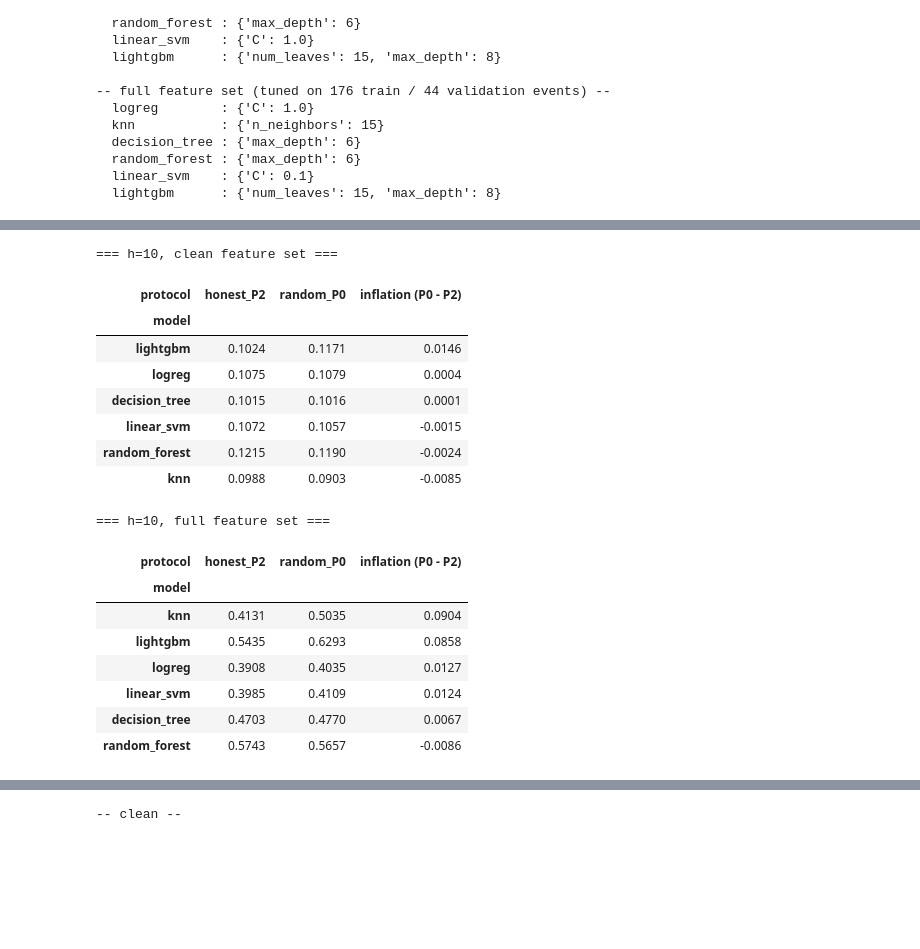
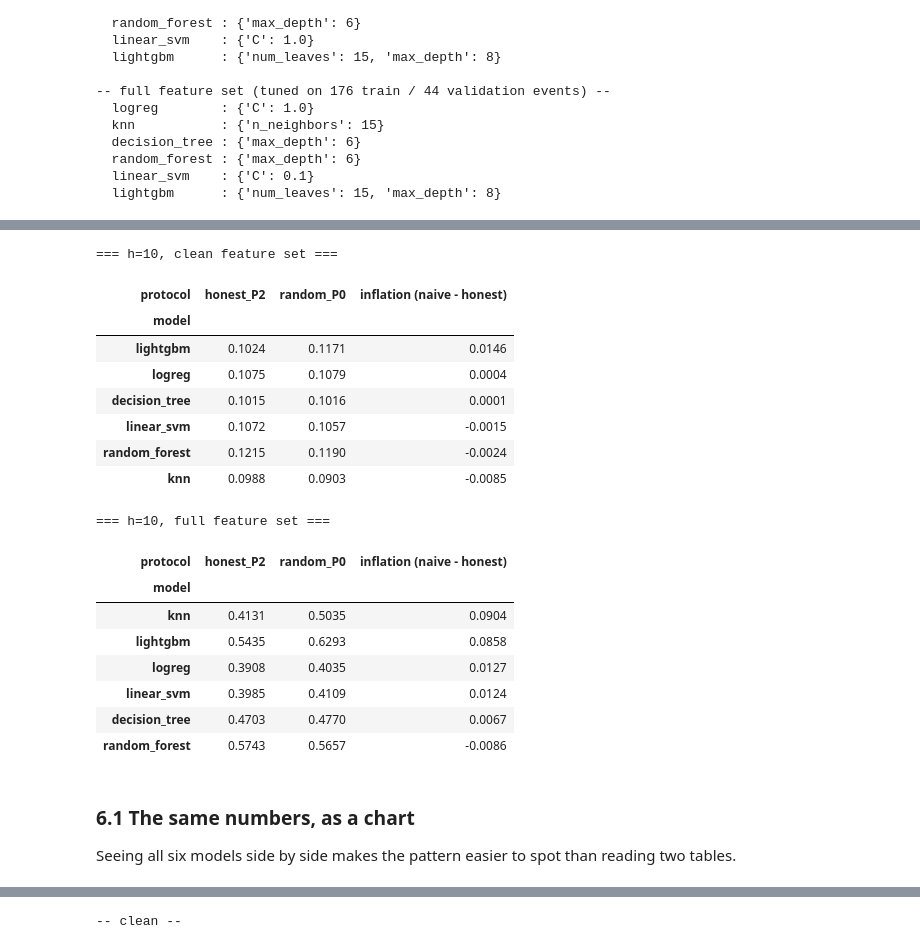
Before and after one commit to aveek-b/Pump-Radar, a Jupyter notebook: notebooks/KD_pumpradar_complete.ipynb, the cells around one changed output, grey strips where cells are left out. Cells and saved outputs as stored; diff of their text form; code cells hidden in the pictures; blank space fills up the shorter version.

```diff
--- a/notebooks/KD_pumpradar_complete.ipynb
+++ b/notebooks/KD_pumpradar_complete.ipynb
@@ -208,24 +392,24 @@ confirmed stable against the untuned defaults in `results/metrics_A.json`).
 # %%
 with open(PROJECT_ROOT / "results" / "metrics_A_tuned.json") as f:
     tuned_results = json.load(f)
 records = pd.DataFrame(tuned_results["records"])
 records = records[records["model"].notna()].copy()
 
 print("=== h=10, clean feature set ===")
 pivot_clean = records[(records.horizon_min == 10) & (records.feature_set == "clean")] \
     .pivot(index="model", columns="protocol", values="ap")
-pivot_clean["inflation (P0 - P2)"] = pivot_clean["random_P0"] - pivot_clean["honest_P2"]
-display(pivot_clean.round(4).sort_values("inflation (P0 - P2)", ascending=False))
+pivot_clean["inflation (naive - honest)"] = pivot_clean["random_P0"] - pivot_clean["honest_P2"]
+display(pivot_clean.round(4).sort_values("inflation (naive - honest)", ascending=False))
 
 print()
 print("=== h=10, full feature set ===")
 pivot_full = records[(records.horizon_min == 10) & (records.feature_set == "full")] \
     .pivot(index="model", columns="protocol", values="ap")
-pivot_full["inflation (P0 - P2)"] = pivot_full["random_P0"] - pivot_full["honest_P2"]
-display(pivot_full.round(4).sort_values("inflation (P0 - P2)", ascending=False))
+pivot_full["inflation (naive - honest)"] = pivot_full["random_P0"] - pivot_full["honest_P2"]
+display(pivot_full.round(4).sort_values("inflation (naive - honest)", ascending=False))
 # %% [output]
 === h=10, clean feature set ===
-| protocol | honest_P2 | random_P0 | inflation (P0 - P2) |
+| protocol | honest_P2 | random_P0 | inflation (naive - honest) |
 | model |  |  |  |
 | lightgbm | 0.1024 | 0.1171 | 0.0146 |
 | logreg | 0.1075 | 0.1079 | 0.0004 |
@@ -234,7 +418,7 @@ display(pivot_full.round(4).sort_values("inflation (P0 - P2)", ascending=False))
 | random_forest | 0.1215 | 0.1190 | -0.0024 |
 | knn | 0.0988 | 0.0903 | -0.0085 |
 === h=10, full feature set ===
-| protocol | honest_P2 | random_P0 | inflation (P0 - P2) |
+| protocol | honest_P2 | random_P0 | inflation (naive - honest) |
 | model |  |  |  |
 | knn | 0.4131 | 0.5035 | 0.0904 |
 | lightgbm | 0.5435 | 0.6293 | 0.0858 |
@@ -242,3 +426,8 @@ display(pivot_full.round(4).sort_values("inflation (P0 - P2)", ascending=False))
 | linear_svm | 0.3985 | 0.4109 | 0.0124 |
 | decision_tree | 0.4703 | 0.4770 | 0.0067 |
 | random_forest | 0.5743 | 0.5657 | -0.0086 |
+# %% [markdown]
+### 6.1 The same numbers, as a chart
+
+Seeing all six models side by side makes the pattern easier to spot than
+reading two tables.
```
Also changed, not shown: parts of 66 cells of this notebook, 3 other files.
